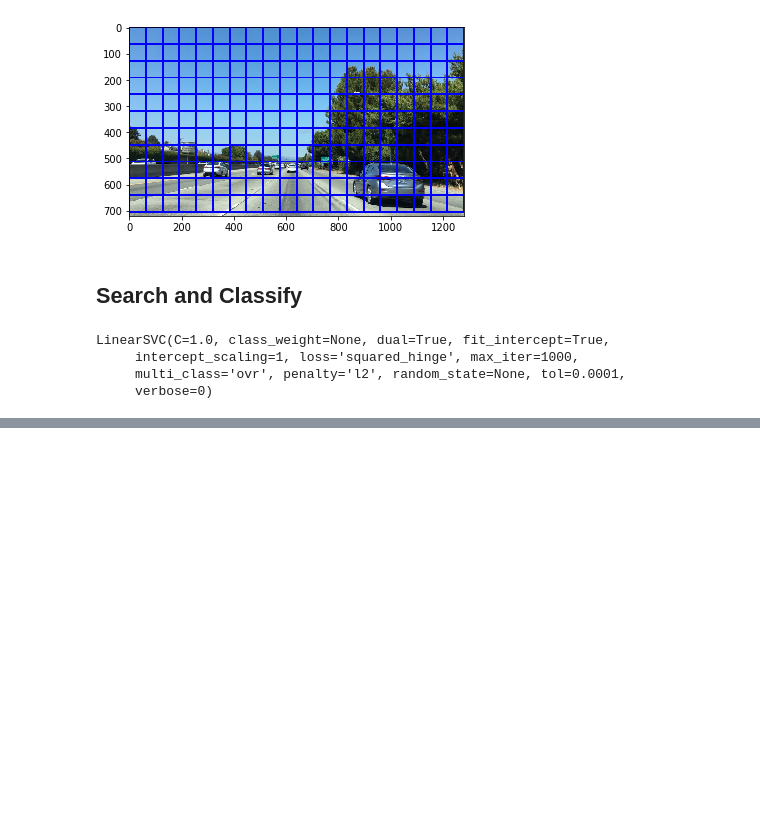
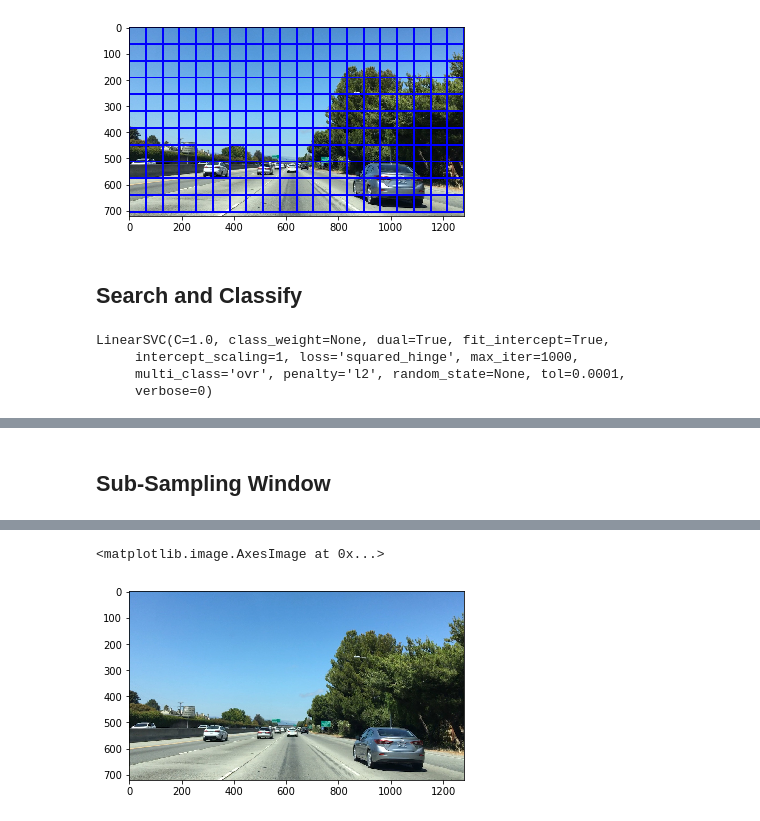
Before and after one commit to liferlisiqi/Vehicle-detection, a Jupyter notebook: Vehicle-Detection.ipynb, the cells around one changed output, grey strips where cells are left out. Drawn from its saved outputs; the diff is of its cells as text; code cells hidden in the pictures; blank space fills up the shorter version.

```diff
--- a/Vehicle-Detection.ipynb
+++ b/Vehicle-Detection.ipynb
@@ -483,0 +503,74 @@ NameError: name 'slide_window' is not defined
+# %% [markdown]
+## Sub-Sampling Window
+# %%
+def find_cars(img, ystart, ystop, scale, svc, x_scaler, orient, pix_per_cell, cell_per_block, spatial_size, hist_bins):
+    draw_img = np.copy(img)
+    img = img.astype(np.float32) / 255
+
+    img_search = img[ystart:ystop, :, :]
+    # ???
+    ctrans_search = cv2.cvtColor(img_search, cv2.COLOR_RGB2YCrCb)
+    if scale != 1:
+        imshape = ctrans_search.shape
+        ctrans_search = cv2.resize(ctrans_search, (np.int(imshape[1]/scale), np.int(imshape[0]/scale)))
+
+    ch1 = ctrans_search[:,:,0]
+    ch2 = ctrans_search[:,:,2]
+    ch3 = ctrans_search[:,:,1]
+
+    nxblock = (ch1.shape[1] // pix_per_cell) - cell_per_block + 1
+    nyblock = (ch1.shape[0] // pix_per_cell) - cell_per_block + 1
+    nfeat_per_block = orient * cell_per_block ** 2
+
+    # 64 was the original sampling rate, with 8 cells and 8 pix per cell
+    window = 64
+    block_per_window = (window // pix_per_cell) - cell_per_block + 1
+    cells_per_step = 2 # instead of overlap, define how many cells to step
+    nxsteps = (nxblock - block_per_window) // cells_per_step + 1
+    nysteps = (nyblock - block_per_window) // cells_per_step + 1
+
+    # compute individual channel HOG features
+    hog1 = HOG_features(ch1, orient, pix_per_cell, cell_per_block, feature_vec=False)
+    hog2 = HOG_features(ch2, orient, pix_per_cell, cell_per_block, feature_vec=False)
+    hog3 = HOG_features(ch3, orient, pix_per_cell, cell_per_block, feature_vec=False)
+
+    for xs in range(nxsteps):
+        for ys in range(nysteps):
+            ypos = ys * cells_per_step
+            xpos = xs * cells_per_step
+
+            hog_feat1 = hog1[ypos:ypos+block_per_window, xpos:xpos+block_per_window].ravel()
+            hog_feat2 = hog2[ypos:ypos+block_per_window, xpos:xpos+block_per_window].ravel()
+            hog_feat3 = hog3[ypos:ypos+block_per_window, xpos:xpos+block_per_window].ravel()
+            hog_features = np.hstack((hog_feat1, hog_feat2, hog_feat3))
+
+            xleft = xpos * pix_per_cell
+            ytop = ypos * pix_per_cell
+
+            subimg = cv2.resize(ctrans_search[ytop:ytop+window, xleft:xleft+window], (64, 64))
+
+            # get color features
+            spatial_features = bin_spatial(subimg, size=spatial_size)
+            rhist, ghist, bhist, bin_centers, hist_features = color_hist(subimg, nbins=hist_bins)
+
+            # scale features and make a perdiction
+            features = np.hstack((spatial_features, hist_features, hog_features)).reshape(1,-1)
+            scaled_features = x_scaler.transform(features)
+            prediction = svc.predict(scaled_features)
+            print(prediction)
+
+            if prediction == 1:
+                xbox_left = np.int(xleft * scale)
+                ytop_draw = np.int(ytop * scale)
+                win_draw = np.int(window * scale)
+                cv2.rectangle(draw_img, (xbox_left, ytop_draw+ystart), (xbox_left+win_draw, ytop_draw+win_draw+ystart), (0,0,255), 6)
+
+    return draw_img
+
+ystart = 400
+ystop = 656
+scale = 1.5
+img = mpimg.imread('test_images/bbox-example-image.jpg')
+result = find_cars(img, ystart, ystop, scale, svc, X_scaler, orient, pix_per_cell, cell_per_block, spatial_size, hist_bins)
+plt.imshow(result)
+# %% [output]
@@ -483,0 +596,2 @@ NameError: name 'slide_window' is not defined
+<matplotlib.image.AxesImage at 0x...>
+[figure, added]
```
Also changed, not shown: parts of 5 cells of this notebook.
